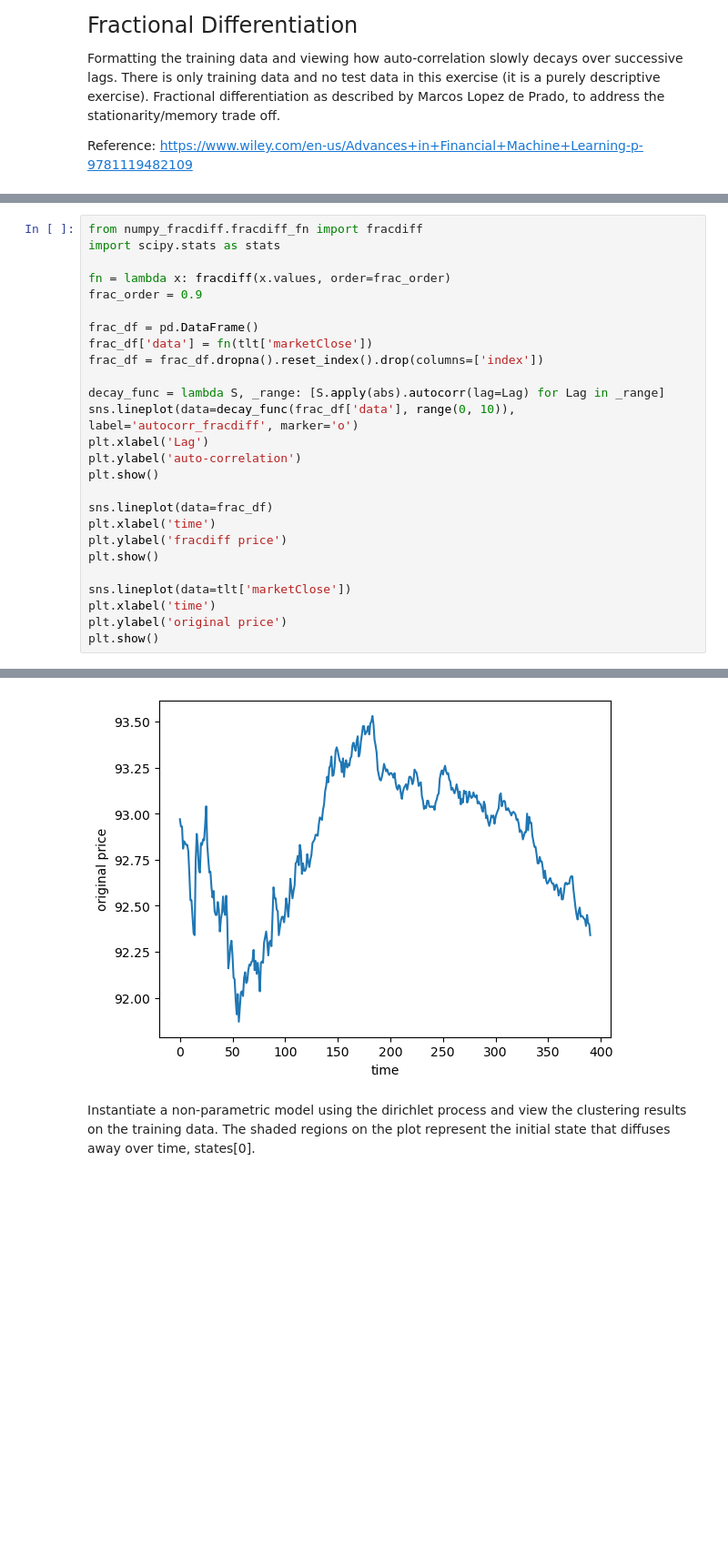
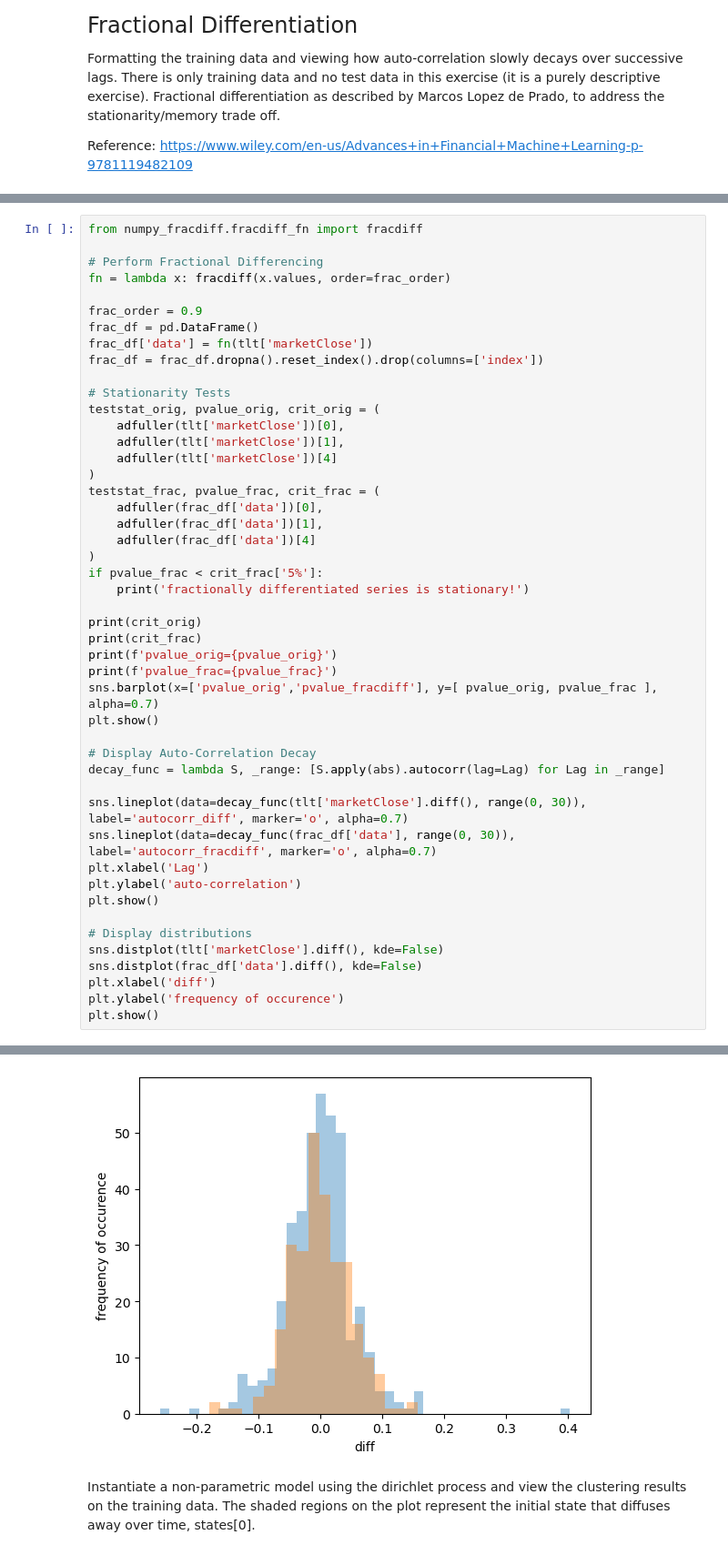
Before and after one commit to regimelab/notebooks, a Jupyter notebook: fractional_differentiation.ipynb, the cells around one changed output, grey strips where cells are left out. Shown at 91% size. Drawn from its saved outputs; the diff is of its cells as text; blank space fills up the shorter version.

Commit message:
Add ADF tests to fractionaldiff notebook

```diff
--- a/fractional_differentiation.ipynb
+++ b/fractional_differentiation.ipynb
@@ -58,28 +60,49 @@ Requirement already satisfied: setuptools in /srv/conda/envs/notebook/lib/python
 Note: you may need to restart the kernel to use updated packages.
 # %%
 from numpy_fracdiff.fracdiff_fn import fracdiff
-import scipy.stats as stats
 
+# Perform Fractional Differencing
 fn = lambda x: fracdiff(x.values, order=frac_order)
+
 frac_order = 0.9
-
 frac_df = pd.DataFrame()
 frac_df['data'] = fn(tlt['marketClose'])
 frac_df = frac_df.dropna().reset_index().drop(columns=['index'])
 
+# Stationarity Tests
+teststat_orig, pvalue_orig, crit_orig = (
+    adfuller(tlt['marketClose'])[0],
+    adfuller(tlt['marketClose'])[1],
+    adfuller(tlt['marketClose'])[4]
+)
+teststat_frac, pvalue_frac, crit_frac = (
+    adfuller(frac_df['data'])[0],
+    adfuller(frac_df['data'])[1],
+    adfuller(frac_df['data'])[4]
+)
+if pvalue_frac < crit_frac['5%']:
+    print('fractionally differentiated series is stationary!')
+
+print(crit_orig)
+print(crit_frac)
+print(f'pvalue_orig={pvalue_orig}')
+print(f'pvalue_frac={pvalue_frac}')
+sns.barplot(x=['pvalue_orig','pvalue_fracdiff'], y=[ pvalue_orig, pvalue_frac ], alpha=0.7)
+plt.show()
+
+# Display Auto-Correlation Decay
 decay_func = lambda S, _range: [S.apply(abs).autocorr(lag=Lag) for Lag in _range]
-sns.lineplot(data=decay_func(frac_df['data'], range(0, 10)), label='autocorr_fracdiff', marker='o')
+
+sns.lineplot(data=decay_func(tlt['marketClose'].diff(), range(0, 30)), label='autocorr_diff', marker='o', alpha=0.7)
+sns.lineplot(data=decay_func(frac_df['data'], range(0, 30)), label='autocorr_fracdiff', marker='o', alpha=0.7)
 plt.xlabel('Lag')
 plt.ylabel('auto-correlation')
 plt.show()
 
-sns.lineplot(data=frac_df)
-plt.xlabel('time')
-plt.ylabel('fracdiff price')
+# Display distributions
+sns.distplot(tlt['marketClose'].diff(), kde=False)
+sns.distplot(frac_df['data'].diff(), kde=False)
+plt.xlabel('diff')
+plt.ylabel('frequency of occurence')
 plt.show()
-
-sns.lineplot(data=tlt['marketClose'])
-plt.xlabel('time')
-plt.ylabel('original price')
-plt.show()
 # %% [output]
@@ -88,4 +115,4 @@ plt.show()
-[figure, old version]
+[figure, new version]
 # %% [markdown]
 Instantiate a non-parametric model using the dirichlet process and view the clustering results on the training data. The shaded regions on the plot represent the initial state that diffuses away over time, states[0].
 # %%
```
Also changed, not shown: parts of 3 cells of this notebook.
